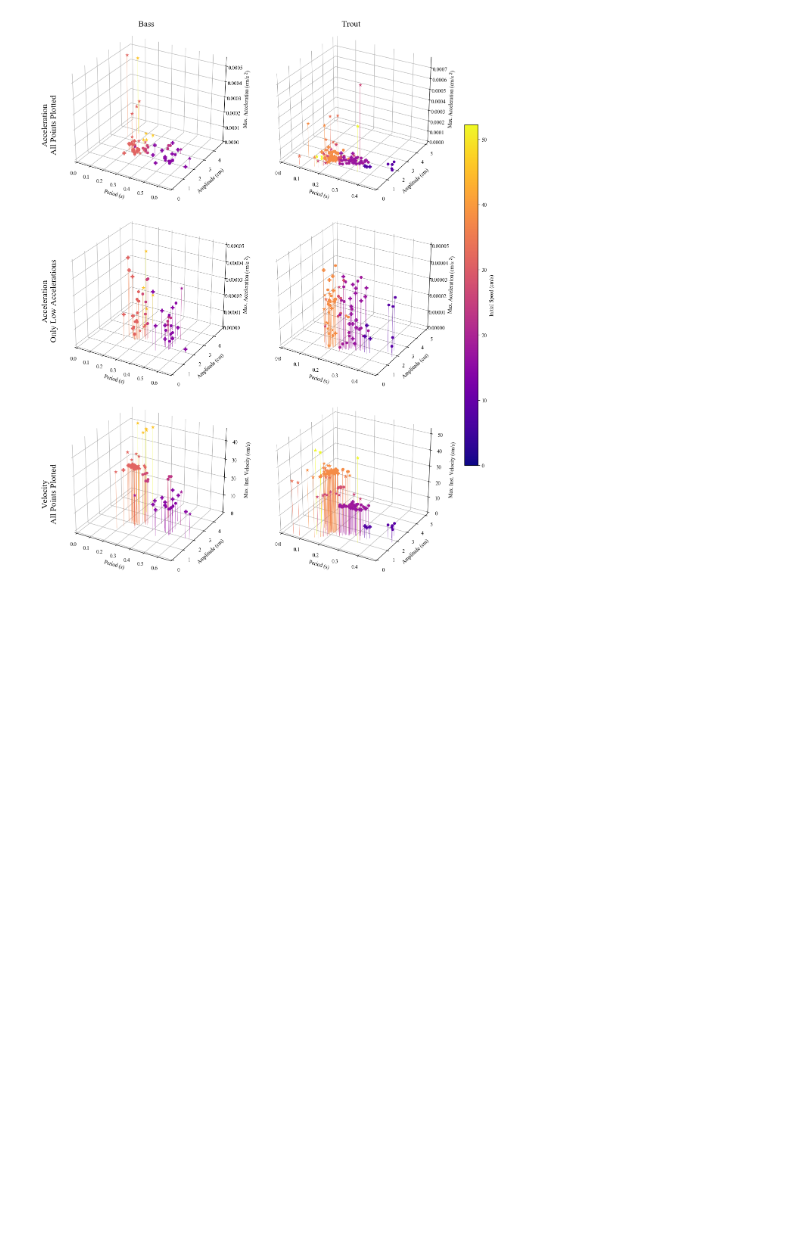
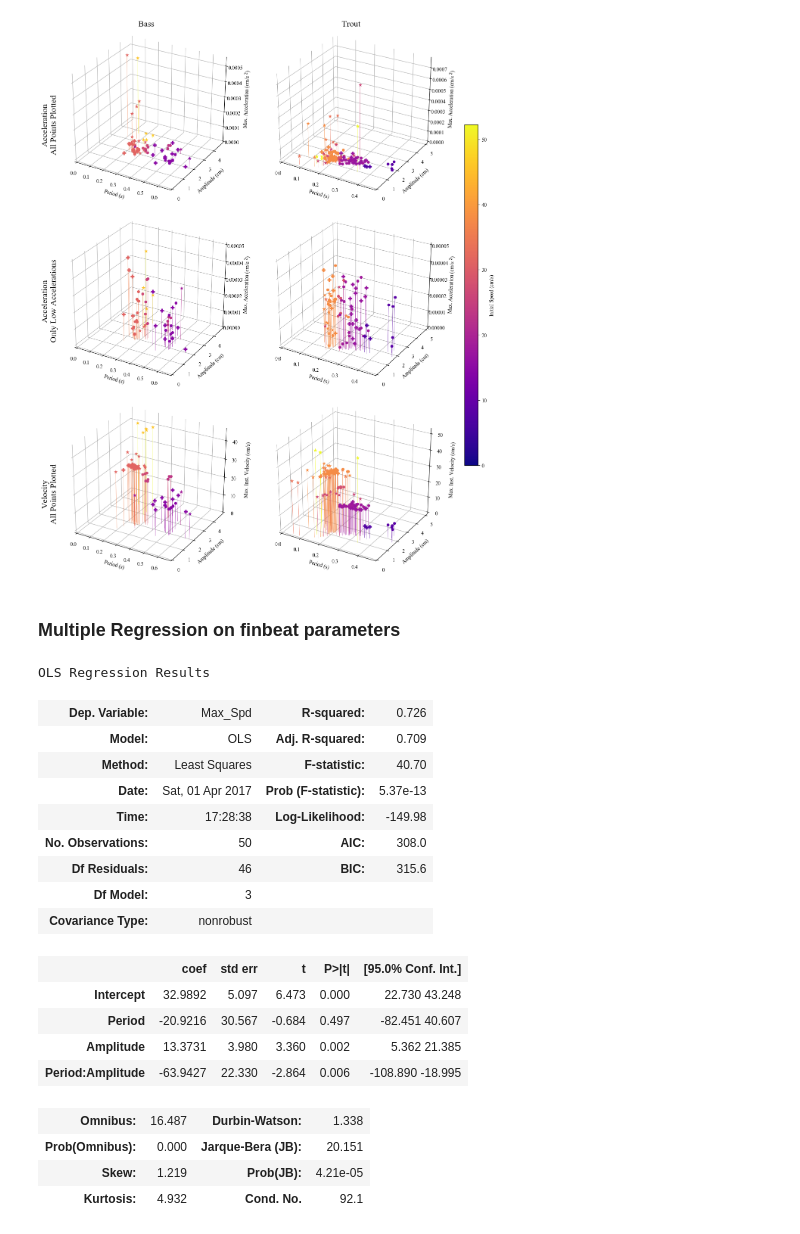
Before and after one commit to kfeilich/FishTrackProcessing, a Jupyter notebook: AccelerationCodeTesting.ipynb, the cells around one changed output. Drawn from its saved outputs; the diff is of its cells as text; code cells hidden in the pictures; blank space fills up the shorter version.

```diff
--- a/AccelerationCodeTesting.ipynb
+++ b/AccelerationCodeTesting.ipynb
@@ -609,3 +611,5 @@ cb1.set_label('Initial Speed (cm/s)')
 plt.show()
 # %% [output]
 [figure]
+# %% [markdown]
+### Multiple Regression on finbeat parameters
@@ -611,0 +679,23 @@ plt.show()
+# %%
+import statsmodels.api as sm
+import statsmodels.formula.api as smf
+from statsmodels.graphics.regressionplots import plot_leverage_resid2
+
+finbeat_params_byP[['Period', 'Amplitude', 'Max_Spd', 'Max_Acc']] = finbeat_params_byP[['Period', 'Amplitude', 'Max_Spd', 'Max_Acc']].apply(pd.to_numeric, errors = 'coerce')
+trout1_params_byP = finbeat_params_byP.loc[finbeat_params_byP['Fish']=='BTrout1']
+trout1_params_byP = trout1_params_byP.dropna()
+
+trout2_params_byP = finbeat_params_byP.loc[finbeat_params_byP['Fish']=='BTrout2']
+trout2_params_byP = trout2_params_byP.dropna()
+
+bass_params_byP = finbeat_params_byP.loc[finbeat_params_byP['Species']=='Bass']
+bass_params_byP = bass_params_byP.dropna()
+
+finbeat_params_byT[['Period', 'Amplitude', 'Max_Spd', 'Max_Acc']] = finbeat_params_byT[['Period', 'Amplitude', 'Max_Spd', 'Max_Acc']].apply(pd.to_numeric, errors = 'coerce')
+
+trout1_params_byT = finbeat_params_byT.loc[finbeat_params_byT['Fish']=='BTrout1']
+trout1_params_byT = trout1_params_byT.dropna()
+trout2_params_byT = finbeat_params_byT.loc[finbeat_params_byT['Fish']=='BTrout2']
+trout2_params_byT = trout2_params_byT.dropna()
+bass_params_byT = finbeat_params_byT.loc[finbeat_params_byT['Species']=='Bass']
+bass_params_byT = bass_params_byT.dropna()
@@ -611,0 +760,38 @@ plt.show()
+# %%
+T1V_model = smf.ols('Max_Spd ~ Period * Amplitude', data = trout1_params_byP).fit()
+T1V_boot_1, T1V_boot_2 = mult_reg_boot(formula='Max_Spd ~ Period * Amplitude',y='Max_Spd', df=trout1_params_byP,frac_sub = 0.5, reps = 1000)
+
+T1A_model = smf.ols('Max_Acc ~ Period * Amplitude', data = trout1_params_byP).fit()
+T1A_boot_1, T1A_boot_2 = mult_reg_boot(formula='Max_Acc ~ Period * Amplitude',y='Max_Acc', df=trout1_params_byP,frac_sub = 0.5, reps = 1000)
+
+T2V_model = smf.ols('Max_Spd ~ Period * Amplitude', data = trout2_params_byP).fit()
+T2V_boot_1, T2V_boot_2 = mult_reg_boot(formula='Max_Spd ~ Period * Amplitude',y='Max_Spd', df=trout2_params_byP,frac_sub = 0.5, reps = 1000)
+T2A_model = smf.ols('Max_Acc ~ Period * Amplitude', data = trout2_params_byP).fit()
+T2A_boot_1, T2A_boot_2 = mult_reg_boot(formula='Max_Acc ~ Period * Amplitude',y='Max_Acc', df=trout2_params_byP,frac_sub = 0.5, reps = 1000)
+
+B1V_model = smf.ols('Max_Spd ~ Period * Amplitude', data = bass_params_byP).fit()
+BV_boot_1, BV_boot_2 = mult_reg_boot(formula='Max_Spd ~ Period * Amplitude',y='Max_Spd', df=bass_params_byP,frac_sub = 0.5, reps = 1000)
+B1A_model = smf.ols('Max_Acc ~ Period * Amplitude', data = bass_params_byP).fit()
+BA_boot_1, BA_boot_2 = mult_reg_boot(formula='Max_Acc ~ Period * Amplitude',y='Max_Acc', df=bass_params_byP,frac_sub = 0.5, reps = 1000)
+# %%
+T2V_model.summary()
+# %% [output]
+OLS Regression Results
+| Dep. Variable: | Max_Spd | R-squared: | 0.726 |
+| Model: | OLS | Adj. R-squared: | 0.709 |
+| Method: | Least Squares | F-statistic: | 40.70 |
+| Date: | Sat, 01 Apr 2017 | Prob (F-statistic): | 5.37e-13 |
+| Time: | 17:28:38 | Log-Likelihood: | -149.98 |
+| No. Observations: | 50 | AIC: | 308.0 |
+| Df Residuals: | 46 | BIC: | 315.6 |
+| Df Model: | 3 |  |  |
+| Covariance Type: | nonrobust |  |  |
+|  | coef | std err | t | P>|t| | [95.0% Conf. Int.] |
+| Intercept | 32.9892 | 5.097 | 6.473 | 0.000 | 22.730 43.248 |
+| Period | -20.9216 | 30.567 | -0.684 | 0.497 | -82.451 40.607 |
+| Amplitude | 13.3731 | 3.980 | 3.360 | 0.002 | 5.362 21.385 |
+| Period:Amplitude | -63.9427 | 22.330 | -2.864 | 0.006 | -108.890 -18.995 |
+| Omnibus: | 16.487 | Durbin-Watson: | 1.338 |
+| Prob(Omnibus): | 0.000 | Jarque-Bera (JB): | 20.151 |
+| Skew: | 1.219 | Prob(JB): | 4.21e-05 |
+| Kurtosis: | 4.932 | Cond. No. | 92.1 |
```
Also changed, not shown: parts of 8 cells of this notebook, 3 other files.
